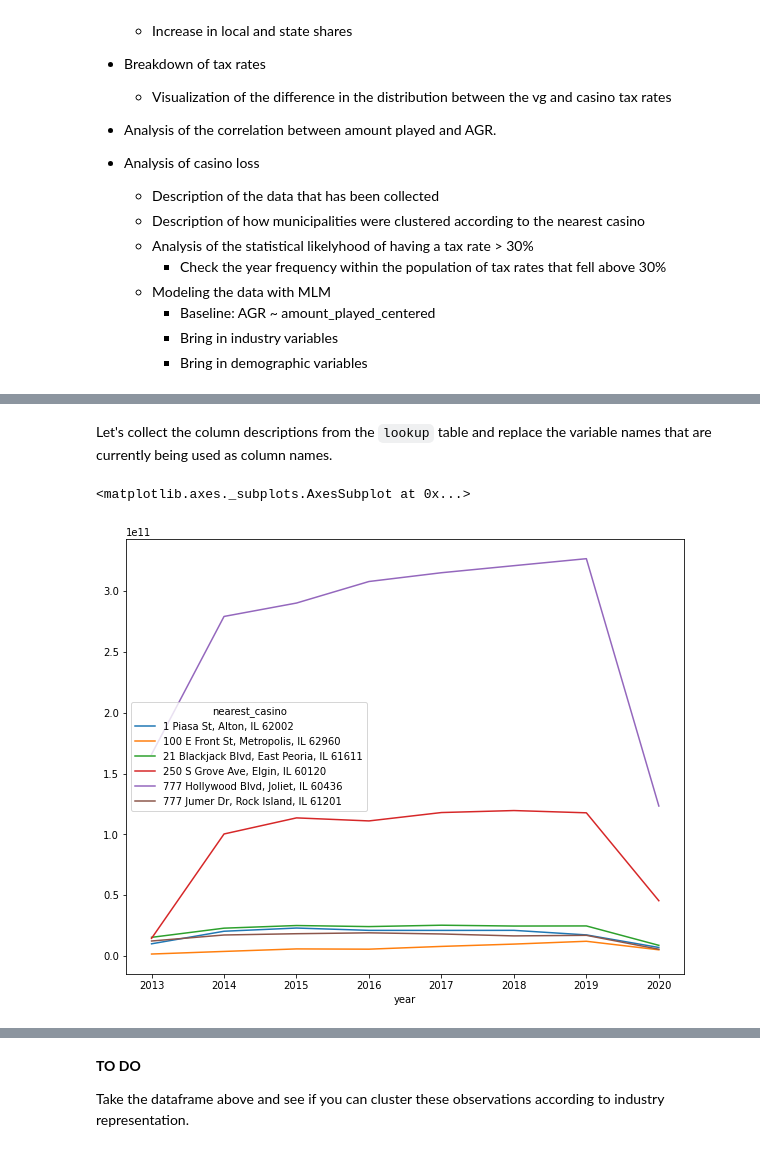
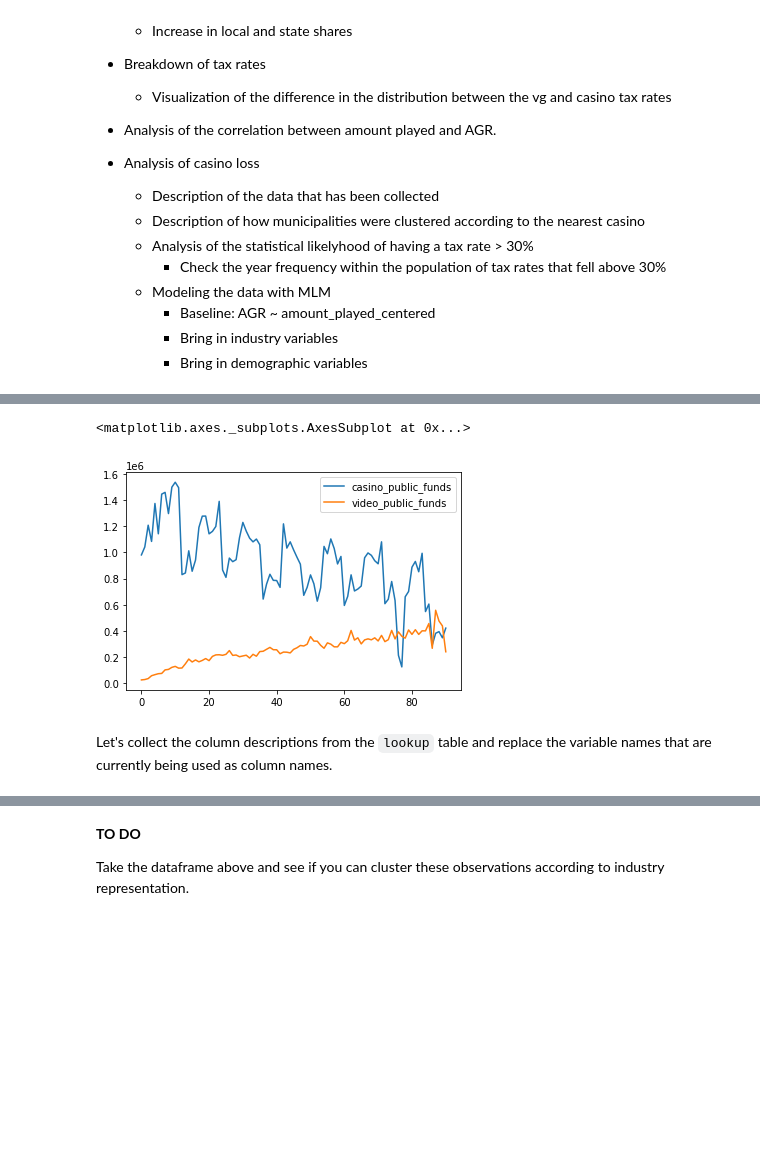
Before and after one commit to joelsewhere/illinois-gaming, a Jupyter notebook: notebooks/eda.ipynb, the cells around one changed output, grey strips where cells are left out. Saved outputs shown, nothing was run; the diff lists cells and outputs as text; code cells hidden in the pictures; blank space fills up the shorter version.

```diff
--- a/notebooks/eda.ipynb
+++ b/notebooks/eda.ipynb
@@ -269,3 +319,8 @@ df[df.nearest_casino == '777 Jumer Dr, Rock Island, IL 61201'].set_index('year')
+# %%
+df[df.municipality == df.municipality.unique()[0]][['casino_public_funds', 'video_public_funds']].plot()
+# %% [output]
+<matplotlib.axes._subplots.AxesSubplot at 0x...>
+[figure, added]
 # %% [markdown]
 Let's collect the column descriptions from the `lookup` table and replace the variable names that are currently being used as column names.
 # %%
@@ -285,9 +336,0 @@ def subplot_map(idx, columns):
-# %%
-
-df[['agr', 'nearest_casino', 'year']]\
-.reset_index()\
-.pivot(index='year', columns = 'nearest_casino', values='agr')\
-.plot(figsize=(10,8))
-# %% [output]
-<matplotlib.axes._subplots.AxesSubplot at 0x...>
-[figure, removed]
```
Also changed, not shown: parts of 48 cells of this notebook, 10 other files.
